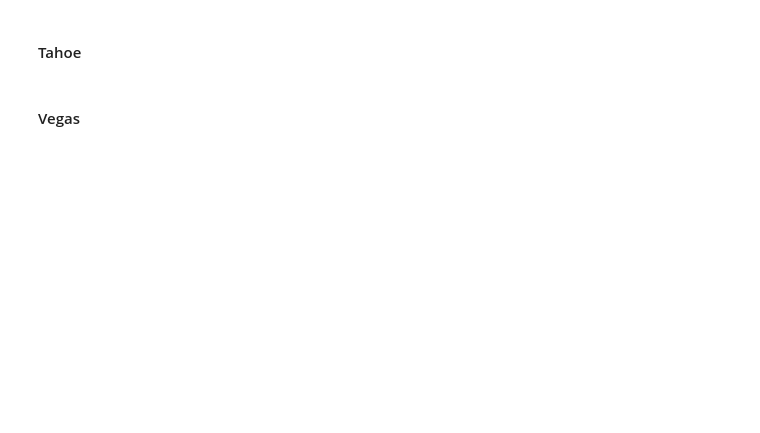
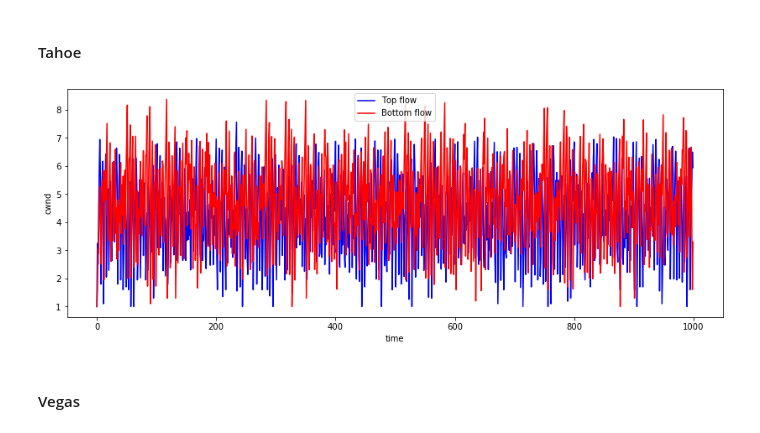
Before and after one commit to armanr99/NS2-TCP-Congestion-Control, a Jupyter notebook: congestion.ipynb, the cells around one changed output. Saved outputs shown, nothing was run; the diff lists cells and outputs as text; code cells hidden in the pictures; blank space fills up the shorter version.

```diff
--- a/congestion.ipynb
+++ b/congestion.ipynb
@@ -112,2 +99,6 @@ tahoe_simulator.plot_cwnd()
+# %%
+tahoe_simulator.plot_data(CWND_DATA_NAME)
+# %% [output]
+[figure, added]
 # %% [markdown]
 #### Vegas
```
Also changed, not shown: parts of 22 cells of this notebook.
